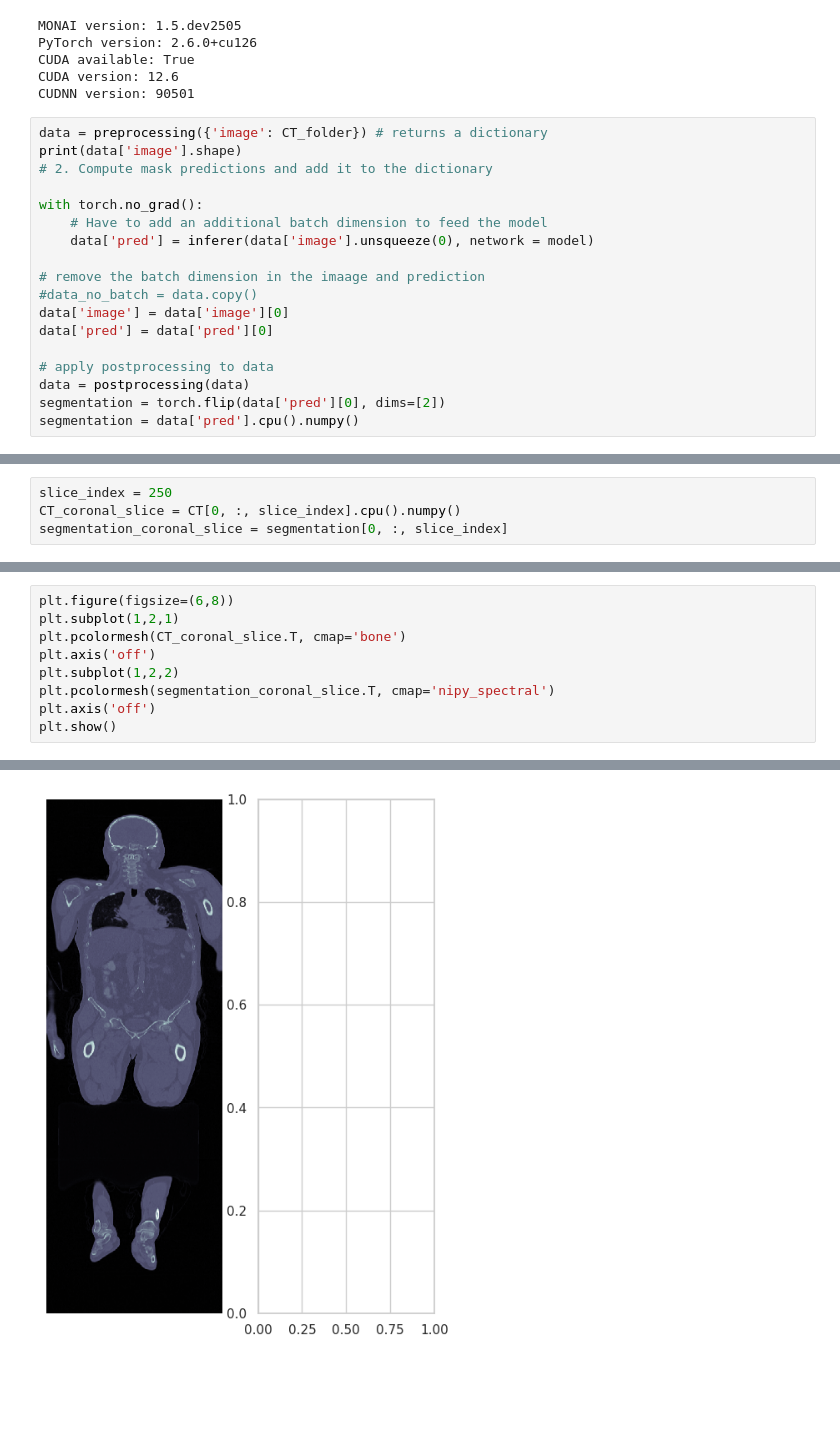
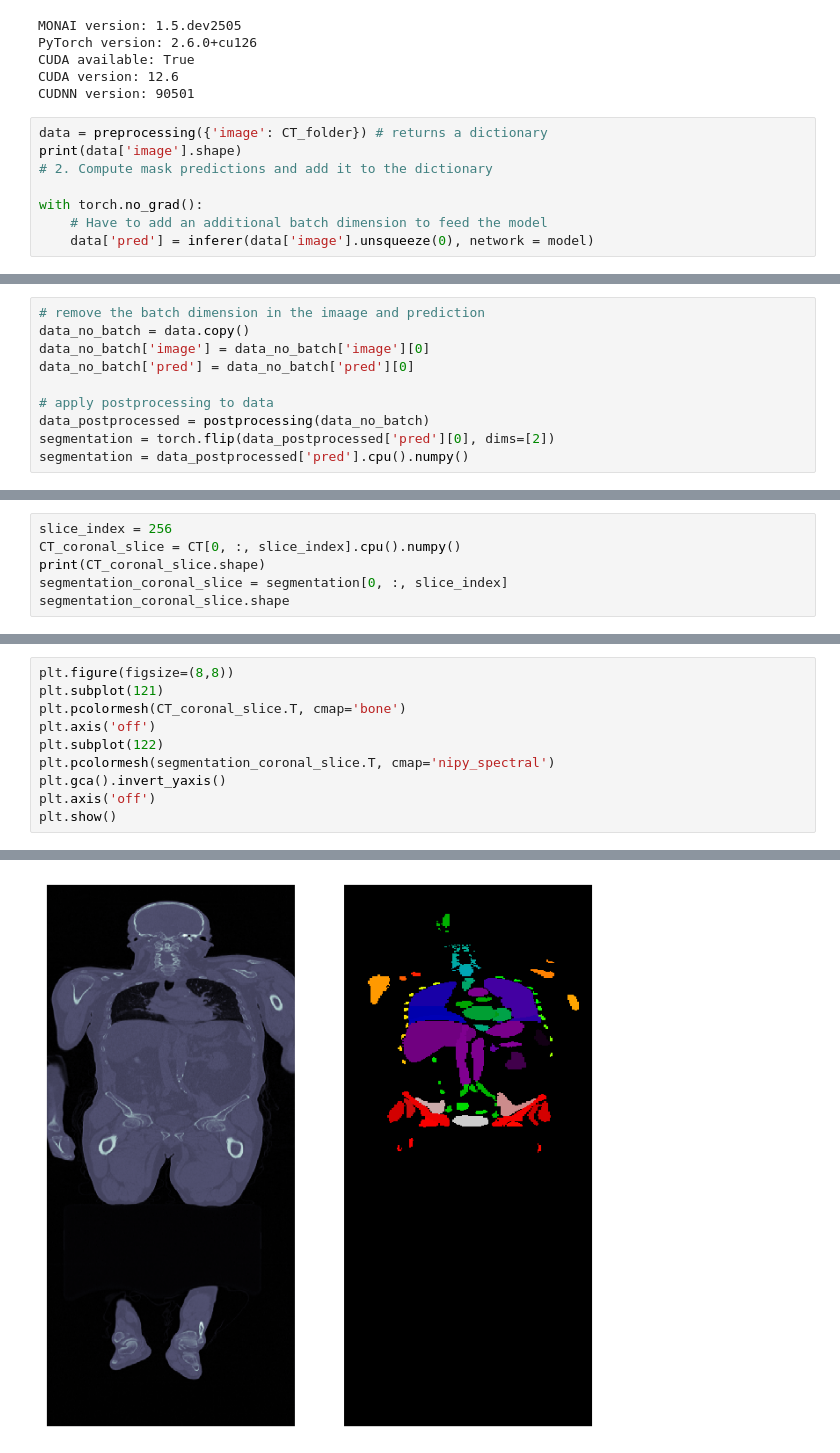
Before and after one commit to catarina-moreira/med_seg_study, a Jupyter notebook: [2]_MONAI.ipynb, the cells around one changed output, grey strips where cells are left out. Saved outputs shown, nothing was run; the diff lists cells and outputs as text; blank space fills up the shorter version.

```diff
--- a/[2]_MONAI.ipynb
+++ b/[2]_MONAI.ipynb
@@ -258,15 +257,5 @@ print(data['image'].shape)
 with torch.no_grad():
     # Have to add an additional batch dimension to feed the model
     data['pred'] = inferer(data['image'].unsqueeze(0), network = model)
-
-# remove the batch dimension in the imaage and prediction
-#data_no_batch = data.copy()
-data['image'] = data['image'][0]
-data['pred'] = data['pred'][0]
-
-# apply postprocessing to data
-data = postprocessing(data)
-segmentation = torch.flip(data['pred'][0], dims=[2])
-segmentation = data['pred'].cpu().numpy()
 # %% [output]
 torch.Size([1, 167, 167, 650])
@@ -279,0 +263,10 @@ segmentation.shape
+# %%
+# remove the batch dimension in the imaage and prediction
+data_no_batch = data.copy()
+data_no_batch['image'] = data_no_batch['image'][0]
+data_no_batch['pred'] = data_no_batch['pred'][0]
+
+# apply postprocessing to data
+data_postprocessed = postprocessing(data_no_batch)
+segmentation = torch.flip(data_postprocessed['pred'][0], dims=[2])
+segmentation = data_postprocessed['pred'].cpu().numpy()
@@ -280,4 +275,6 @@ segmentation.shape
 # %%
-slice_index = 250
+slice_index = 256
 CT_coronal_slice = CT[0, :, slice_index].cpu().numpy()
+print(CT_coronal_slice.shape)
 segmentation_coronal_slice = segmentation[0, :, slice_index]
+segmentation_coronal_slice.shape
@@ -288,10 +284,11 @@ segmentation_coronal_slice.shape
 # %%
-plt.figure(figsize=(6,8))
-plt.subplot(1,2,1)
+plt.figure(figsize=(8,8))
+plt.subplot(121)
 plt.pcolormesh(CT_coronal_slice.T, cmap='bone')
 plt.axis('off')
-plt.subplot(1,2,2)
+plt.subplot(122)
 plt.pcolormesh(segmentation_coronal_slice.T, cmap='nipy_spectral')
+plt.gca().invert_yaxis()
 plt.axis('off')
 plt.show()
 # %% [output]
@@ -299 +295 @@ ValueError: not enough values to unpack (expected 2, got 1)
-[figure, old version]
+[figure, new version]
```
Also changed, not shown: parts of 9 cells of this notebook.
